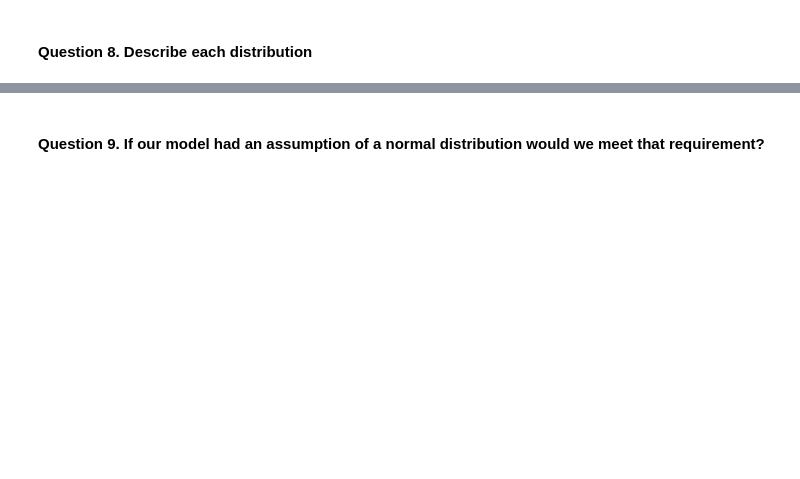
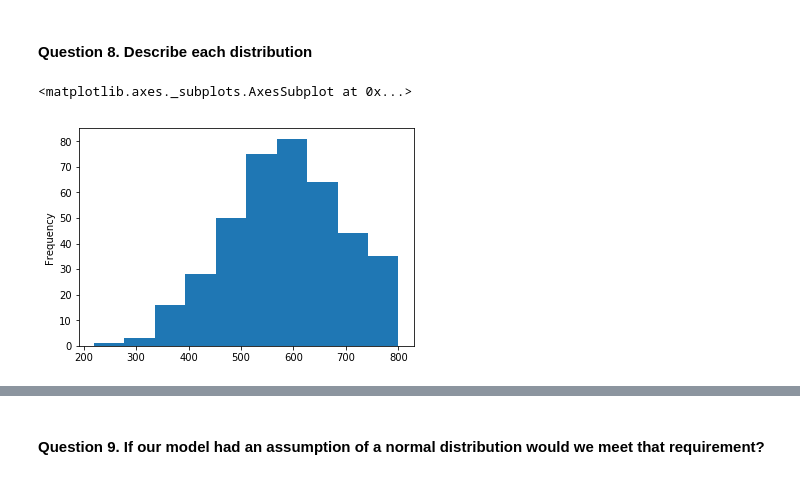
Before and after one commit to samers101/Samer-Shenouda, a Jupyter notebook: projects/project-2/starter-code/project2-starter.ipynb, the cells around one changed output, grey strips where cells are left out. Saved outputs shown, nothing was run; the diff lists cells and outputs as text; code cells hidden in the pictures; blank space fills up the shorter version.

```diff
--- a/projects/project-2/starter-code/project2-starter.ipynb
+++ b/projects/project-2/starter-code/project2-starter.ipynb
@@ -68,3 +100,7 @@ Answer:
 #### Question 8. Describe each distribution
 # %%
 # plot the distribution of each variable
+df_raw1.gre.plot(kind='hist')
+# %% [output]
+<matplotlib.axes._subplots.AxesSubplot at 0x...>
+[figure, added]
```
Also changed, not shown: parts of 25 cells of this notebook, 4 other files.
